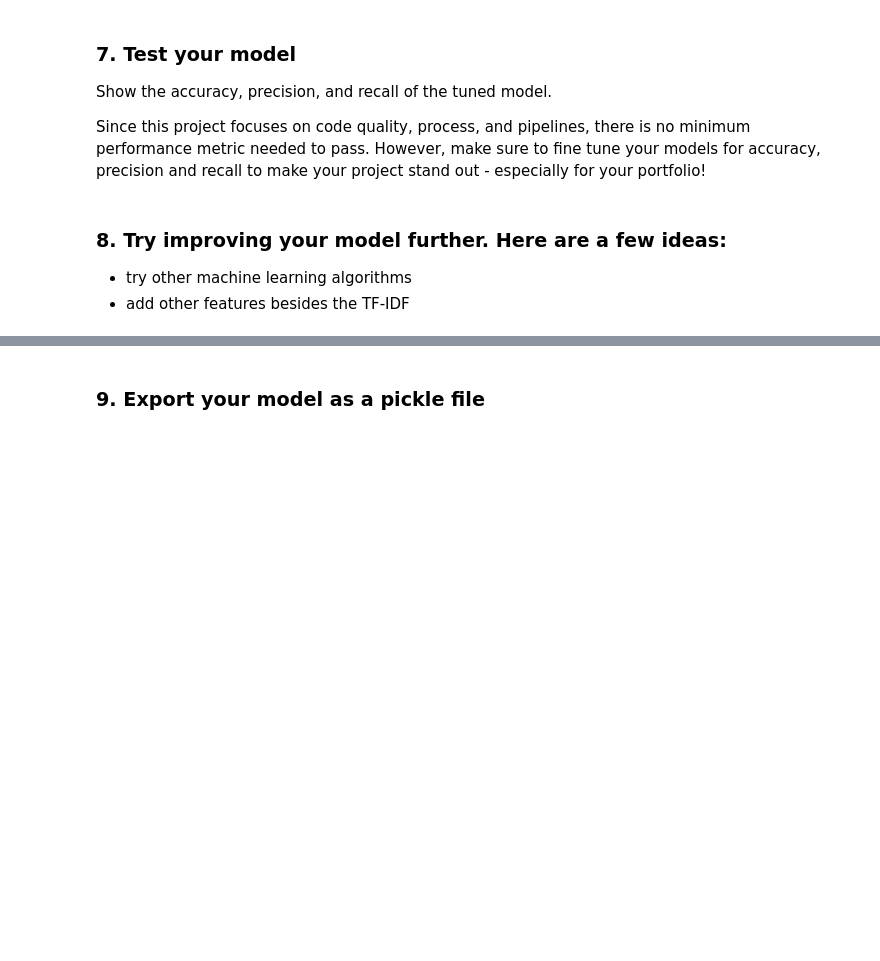
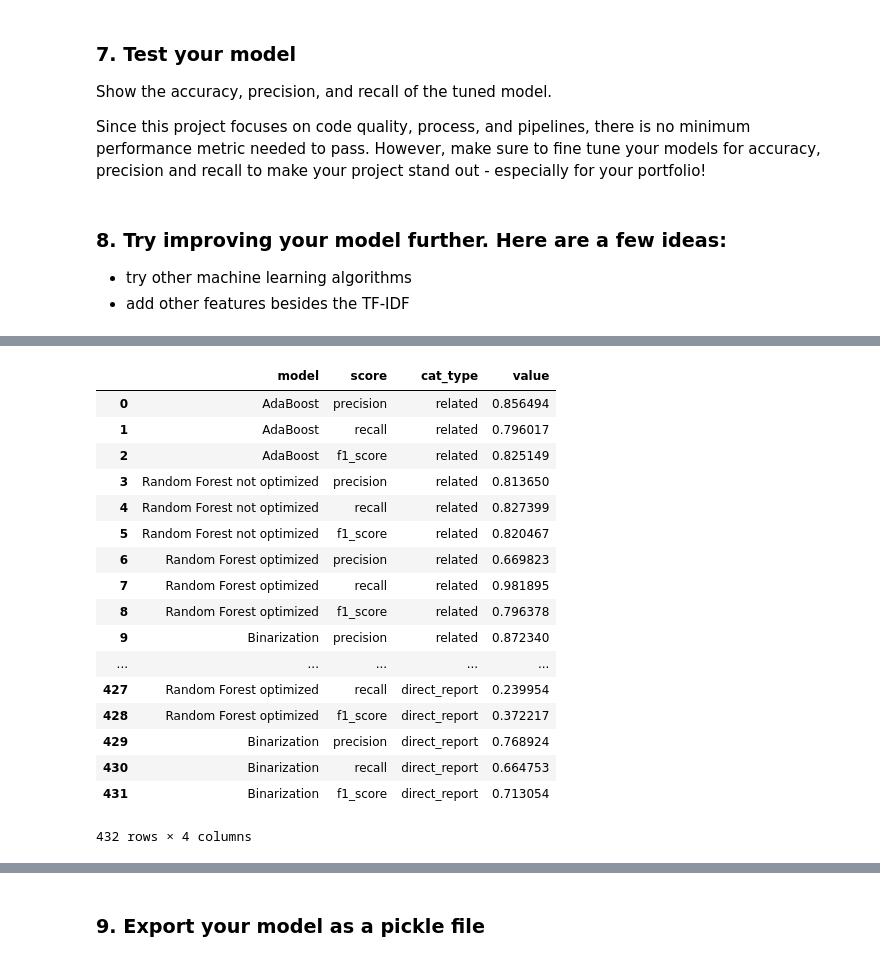
Before and after one commit to julianikulski/disaster-response-pipeline, a Jupyter notebook: ML Pipeline Preparation.ipynb, the cells around one changed output, grey strips where cells are left out. Saved outputs shown, nothing was run; the diff lists cells and outputs as text; code cells hidden in the pictures; blank space fills up the shorter version.

```diff
--- a/ML Pipeline Preparation.ipynb
+++ b/ML Pipeline Preparation.ipynb
@@ -208,3 +226,26 @@ df_melt
+# %%
+# Create the melted dataframe that will serve as an input to the plotting function below
+df_melt = transform_predictions(list_all_pred, list_all_pred_names)
+df_melt
+# %% [output]
+|  | model | score | cat_type | value |
+| 0 | AdaBoost | precision | related | 0.856494 |
+| 1 | AdaBoost | recall | related | 0.796017 |
+| 2 | AdaBoost | f1_score | related | 0.825149 |
+| 3 | Random Forest not optimized | precision | related | 0.813650 |
+| 4 | Random Forest not optimized | recall | related | 0.827399 |
+| 5 | Random Forest not optimized | f1_score | related | 0.820467 |
+| 6 | Random Forest optimized | precision | related | 0.669823 |
+| 7 | Random Forest optimized | recall | related | 0.981895 |
+| 8 | Random Forest optimized | f1_score | related | 0.796378 |
+| 9 | Binarization | precision | related | 0.872340 |
+| ... | ... | ... | ... | ... |
+| 427 | Random Forest optimized | recall | direct_report | 0.239954 |
+| 428 | Random Forest optimized | f1_score | direct_report | 0.372217 |
+| 429 | Binarization | precision | direct_report | 0.768924 |
+| 430 | Binarization | recall | direct_report | 0.664753 |
+| 431 | Binarization | f1_score | direct_report | 0.713054 |
+432 rows × 4 columns
 # %%
 # Plotting the performance scores of all models and for all target labels
 sns.factorplot(x='score', y='value', hue='model', col='cat_type', data=df_melt, sharey=False, col_wrap=6, kind='bar');
```
Also changed, not shown: parts of 8 cells of this notebook.
